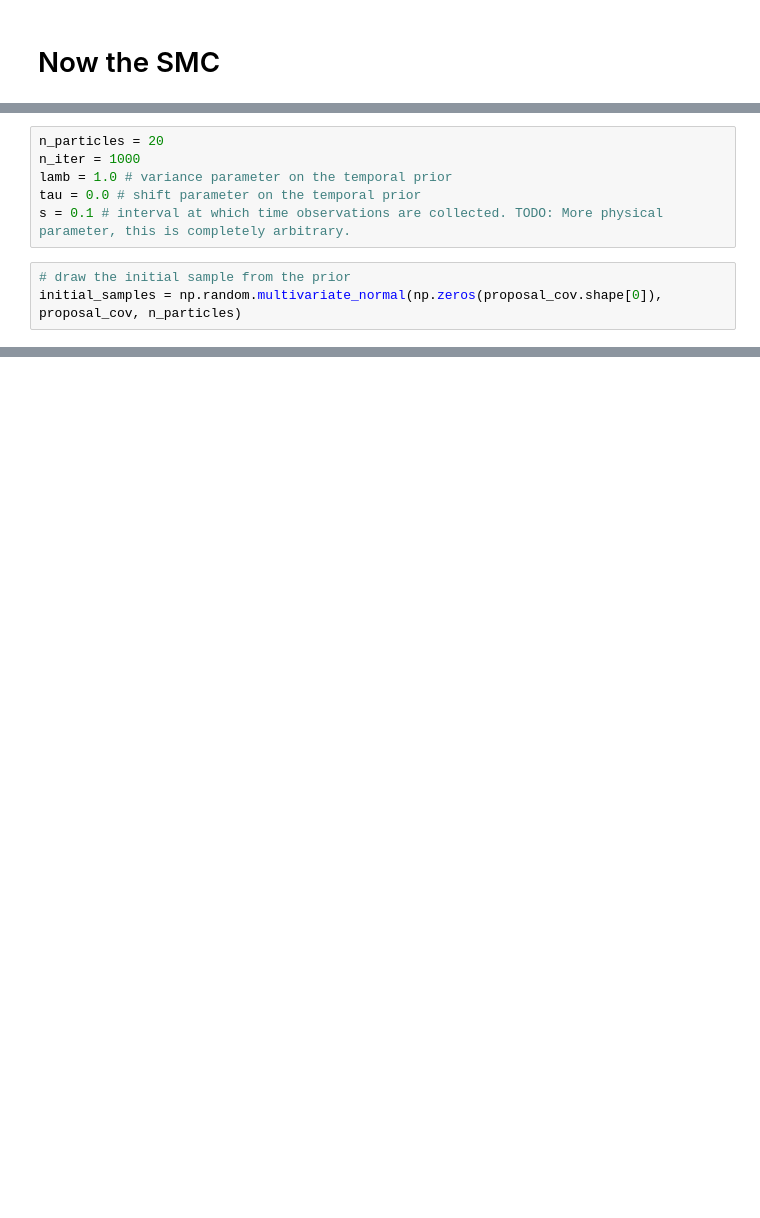
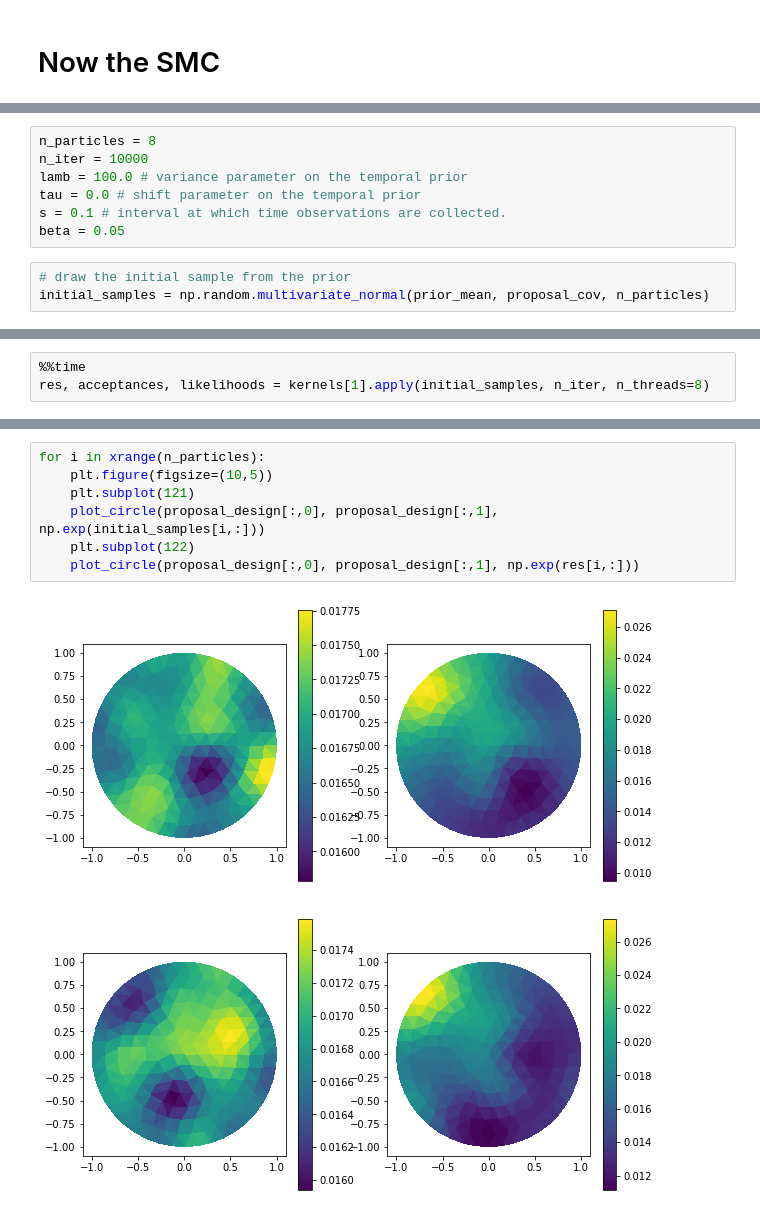
Before and after one commit to jcockayne/hydrocyclone_code, a Jupyter notebook: notebooks/Hydrocyclone_Static_EIT.ipynb, the cells around one changed output, grey strips where cells are left out. Cells and saved outputs as stored; diff of their text form; blank space fills up the shorter version.

```diff
--- a/notebooks/Hydrocyclone_Static_EIT.ipynb
+++ b/notebooks/Hydrocyclone_Static_EIT.ipynb
@@ -268,12 +282,13 @@ Wall time: 5.61 s
 # %%
-n_particles = 20
-n_iter = 1000
-lamb = 1.0 # variance parameter on the temporal prior
+n_particles = 8
+n_iter = 10000
+lamb = 100.0 # variance parameter on the temporal prior
 tau = 0.0 # shift parameter on the temporal prior
-s = 0.1 # interval at which time observations are collected. TODO: More physical parameter, this is completely arbitrary.
+s = 0.1 # interval at which time observations are collected.
+beta = 0.05
 # %%
 # draw the initial sample from the prior
-initial_samples = np.random.multivariate_normal(np.zeros(proposal_cov.shape[0]), proposal_cov, n_particles)
+initial_samples = np.random.multivariate_normal(prior_mean, proposal_cov, n_particles)
 # %%
 def smc(initial_samples, kernels, resample_threshold, debug=False):
     log_weights = 1 - np.log(initial_samples.shape[0])
@@ -344,0 +378,3 @@ print len(kernels)
+# %%
+%%time
+res, acceptances, likelihoods = kernels[1].apply(initial_samples, n_iter, n_threads=8)
@@ -344,0 +406,10 @@ print len(kernels)
+# %%
+for i in xrange(n_particles):
+    plt.figure(figsize=(10,5))
+    plt.subplot(121)
+    plot_circle(proposal_design[:,0], proposal_design[:,1], np.exp(initial_samples[i,:]))
+    plt.subplot(122)
+    plot_circle(proposal_design[:,0], proposal_design[:,1], np.exp(res[i,:]))
+# %% [output]
+[figure, added]
+[figure, added]
```
Also changed, not shown: parts of 21 cells of this notebook, 4 other files.
